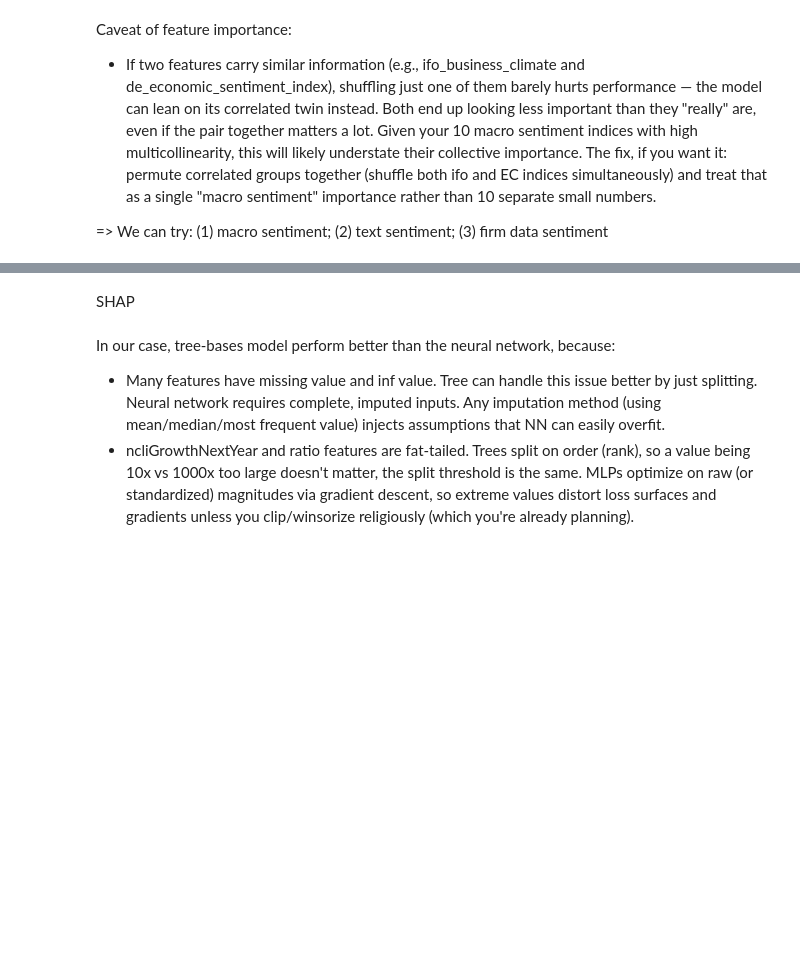
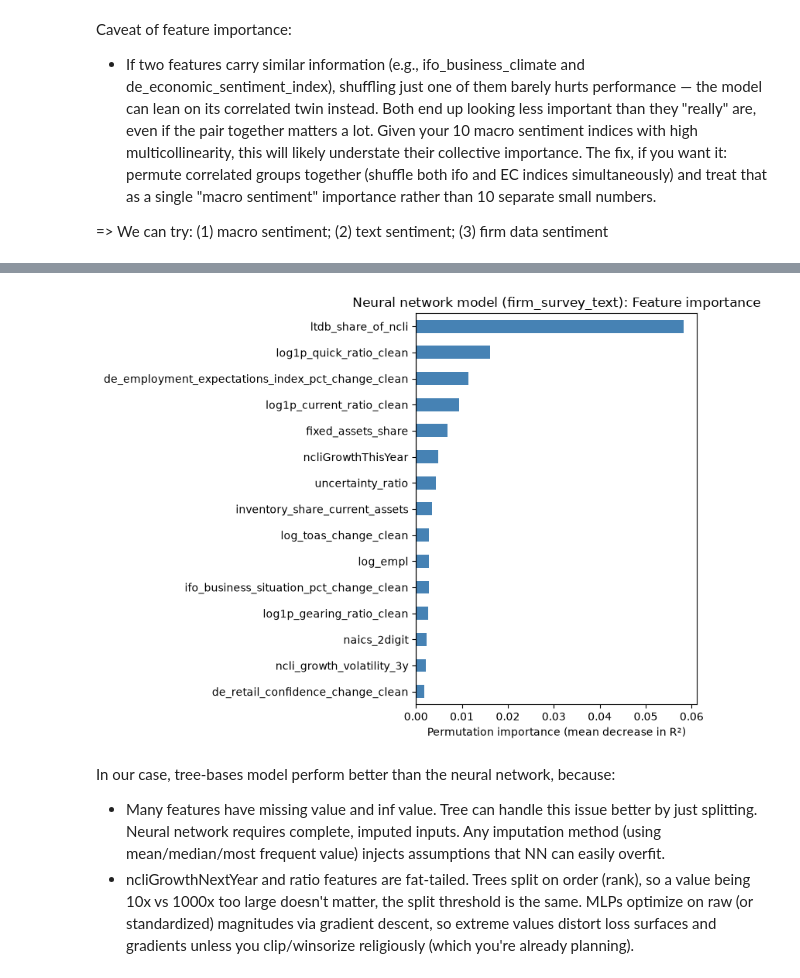
Before and after one commit to NhiPK/MLforEcon, a Jupyter notebook: model/neural_network_model.ipynb, the cells around one changed output, grey strips where cells are left out. Cells and saved outputs as stored; diff of their text form; code cells hidden in the pictures; blank space fills up the shorter version.

Commit message:
add neural network code

```diff
--- a/model/neural_network_model.ipynb
+++ b/model/neural_network_model.ipynb
@@ -813,9 +990,7 @@ NameError: name 'X_test' is not defined
 from sklearn.inspection import permutation_importance
 
 result = permutation_importance(
-    mlp_model, X_test, y_test,
+    final_models["firm_survey_text"], test_df_clean[FEATURE_SETS["firm_survey_text"]], test_df_clean[TARGET],
     n_repeats=10, random_state=42, scoring='r2'
 )
-importances = pd.Series(result.importances_mean, index=X_test.columns).sort_values(ascending=False)
+importances = pd.Series(result.importances_mean, index=test_df_clean[FEATURE_SETS["firm_survey_text"]].columns).sort_values(ascending=False)
-# %% [markdown]
-SHAP
@@ -841,3 +997,15 @@ print(importance.head(20))
+# %%
+import matplotlib.pyplot as plt
+
+fig, ax = plt.subplots(figsize=(8, 6))
+importances.head(15).sort_values().plot.barh(ax=ax, color="steelblue")
+ax.set_xlabel("Permutation importance (mean decrease in R²)")
+ax.set_title("Neural network model (firm_survey_text): Feature importance")
+ax.axvline(0, color="black", linewidth=0.8)
+plt.tight_layout()
+plt.show()
+# %% [output]
+[figure, added]
 # %% [markdown]
 In our case, tree-bases model perform better than the neural network, because:
 - Many features have missing value and inf value. Tree can handle this issue better by just splitting. Neural network requires complete, imputed inputs. Any imputation method (using mean/median/most frequent value) injects assumptions that NN can easily overfit.
```
Also changed, not shown: parts of 23 cells of this notebook.
